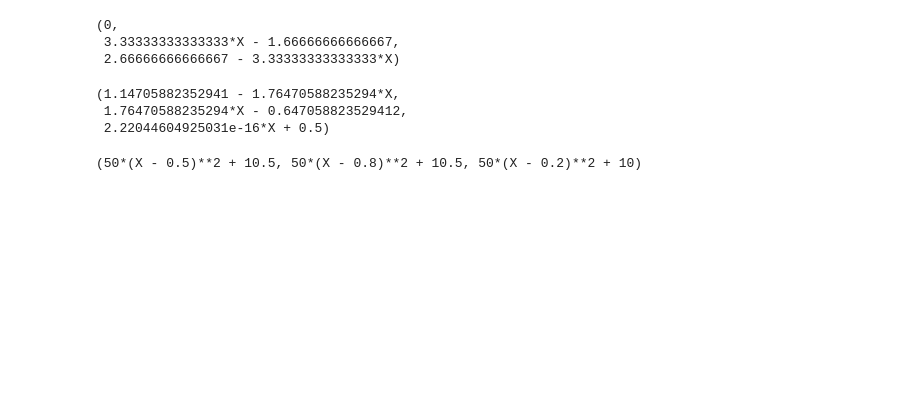
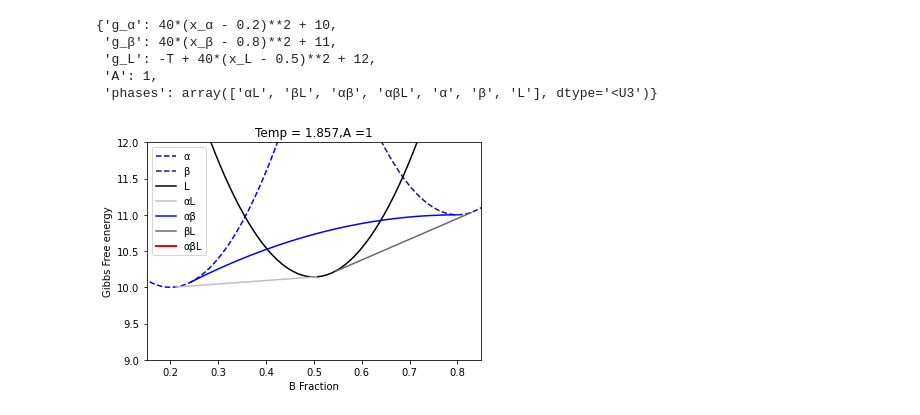
Before and after one commit to TeddyMeissner/Phase-Optimization, a Jupyter notebook: Binary 3-Phase.ipynb, the cells around one changed output. Saved outputs shown, nothing was run; the diff lists cells and outputs as text; code cells hidden in the pictures; blank space fills up the shorter version.

```diff
--- a/Binary 3-Phase.ipynb
+++ b/Binary 3-Phase.ipynb
@@ -229,25 +345,0 @@ plot_diagram(phases,phase_dict,title = 'A = 4')
-# %%
-T = T_grid[3]
-g_L = a*(x_L-x_L0)**2 + b_L - T
-tangents = full_grid(g_a,g_b,g_L,T,A = 1)
-al_tangent,bl_tangent,ab_tangent,abl_tangent = tangents[1],tangents[2],tangents[3],tangents[4]
-
-g_a_plot = lambda x_a: a*(x_a-x_a0)**2 + b_a
-g_b_plot = lambda x_b: a*(x_b-x_b0)**2 + b_b
-g_L_plot = lambda x_L: a*(x_L-x_L0)**2 + b_L - T
-x_grid = np.linspace(0,1,100)
-plt.plot(x_grid, g_a_plot(x_grid),label = 'α')
-plt.plot(x_grid, g_b_plot(x_grid), label = 'β')
-plt.plot(x_grid, g_L_plot(x_grid), label = 'L')
-plt.plot(x_grid, al_tangent(x_grid), label = 'αL')
-plt.plot(x_grid, ab_tangent(x_grid), label = 'αβ')
-plt.plot(x_grid, bl_tangent(x_grid), label = 'βL')
-plt.plot(x_grid, abl_tangent(x_grid), label = 'αβL')
-plt.title('Temp = ' + str(T) + ',A = 1' )
-plt.xlabel('B Fraction')
-plt.ylabel('Gibbs Free energy')
-plt.ylim(9,12)
-plt.xlim(0.15,0.85)
-plt.legend()
-plt.savefig('free_energy T = ' + str(int(T*10)) + 'A = 1')
-plt.show()
@@ -300,13 +345,0 @@ def alpha_beta_L(A): #Delete out?
-# %%
-X,x_a, x_b, x_L, z_a, z_b = sy.symbols('X,x_a, x_b, x_L, z_a, z_b')
-
-x_a0,x_L0,x_b0 = .2,.5,.8
-b_a,b_L,b_b = 10,12,10.5
-a = 50
-T = 1.5
-# T_grid = np.sort(np.concatenate((np.linspace(1.8,1.82,2),np.linspace(1,3,10))))
-# T_grid = np.linspace(1,2.5,10)
-res_all = []
-g_a = a*(x_a-x_a0)**2 + b_a
-g_b = a*(x_b-x_b0)**2 + b_b
-g_L = a*(x_L-x_L0)**2 + b_L - T
@@ -319,16 +346,14 @@ alpha_L(1)
-# %%
-beta_L(1)
-# %% [output]
-(0,
- 3.33333333333333*X - 1.66666666666667,
- 2.66666666666667 - 3.33333333333333*X)
-# %%
-alpha_beta_L(1) #Liquid amount does not change!
-# %% [output]
-(1.14705882352941 - 1.76470588235294*X,
- 1.76470588235294*X - 0.647058823529412,
- 2.22044604925031e-16*X + 0.5)
-# %%
-g_L.subs(x_L,X),g_b.subs(x_b,X),g_a.subs(x_a,X)
-# %% [output]
-(50*(X - 0.5)**2 + 10.5, 50*(X - 0.8)**2 + 10.5, 50*(X - 0.2)**2 + 10)
+# %%
+three_phase(g_α,g_β,g_L,1).__dict__
+# %% [output]
+{'g_α': 40*(x_α - 0.2)**2 + 10,
+ 'g_β': 40*(x_β - 0.8)**2 + 11,
+ 'g_L': -T + 40*(x_L - 0.5)**2 + 12,
+ 'A': 1,
+ 'phases': array(['αL', 'βL', 'αβ', 'αβL', 'α', 'β', 'L'], dtype='<U3')}
+# %%
+hello = three_phase(g_α,g_β,g_L,A=1)
+# %%
+hello.plot_specific_temp(1.857,x_lim = [.15,.85],y_lim = [9,12])
+# %% [output]
+[figure, added]
```
Also changed, not shown: parts of 11 cells of this notebook.
